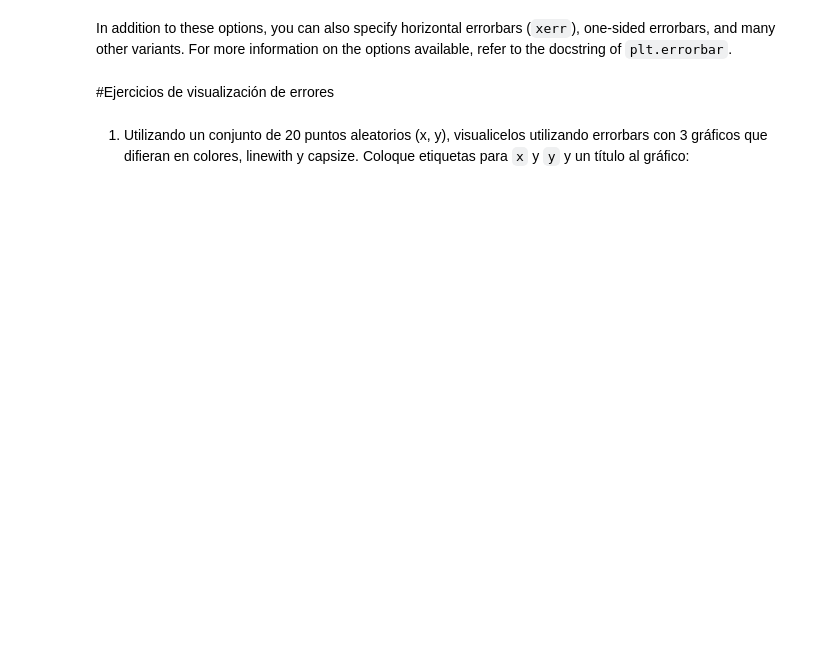
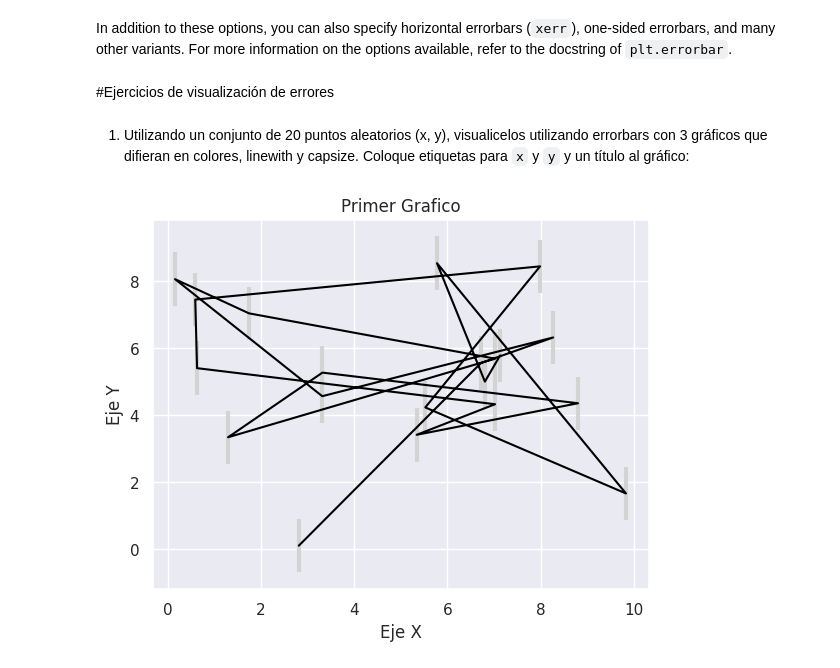
Before and after one commit to davidmelendeza/CI-0163_LaboratoriosCompartidos, a Jupyter notebook: Lab2/Errorbars.ipynb, the cells around one changed output. Drawn from its saved outputs; the diff is of its cells as text; code cells hidden in the pictures; blank space fills up the shorter version.

```diff
--- a/Lab2/Errorbars.ipynb
+++ b/Lab2/Errorbars.ipynb
@@ -45,3 +49,20 @@ For more information on the options available, refer to the docstring of ``plt.e
 #Ejercicios de visualización de errores
 # %% [markdown]
 1) Utilizando un conjunto de 20 puntos aleatorios (x, y), visualicelos utilizando errorbars con 3 gráficos que difieran en colores, linewith y capsize. Coloque etiquetas para ``x`` y ``y`` y un título al gráfico:
+# %%
+x = np.random.rand(20) * 10
+y = np.random.rand(20) * 10
+dy = 0.8
+
+plt.errorbar(x, y, yerr=dy, fmt='o', color='black',
+             ecolor='lightgray', elinewidth=3, capsize=0);
+
+# Etiquetas y título
+plt.xlabel('Eje X')
+plt.ylabel('Eje Y')
+plt.title('Primer Grafico')
+
+# Mostrar el gráfico
+plt.show()
+# %% [output]
+[figure, added]
```
Also changed, not shown: parts of 4 cells of this notebook.
